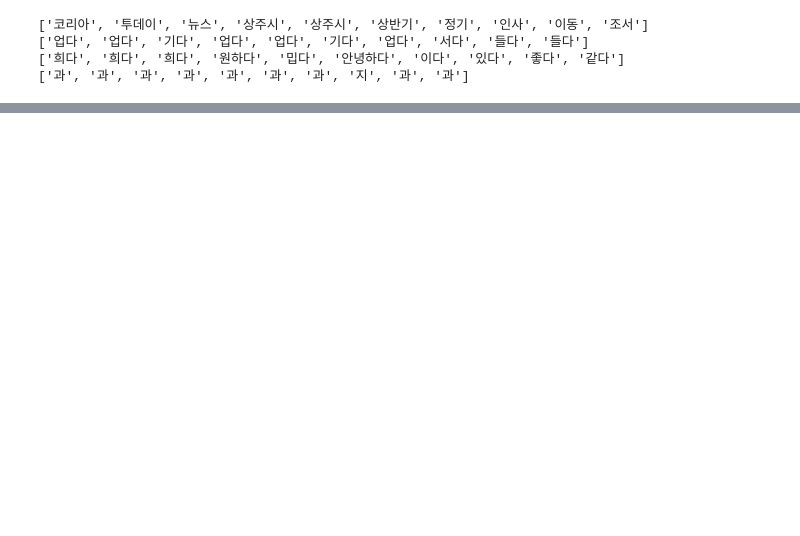
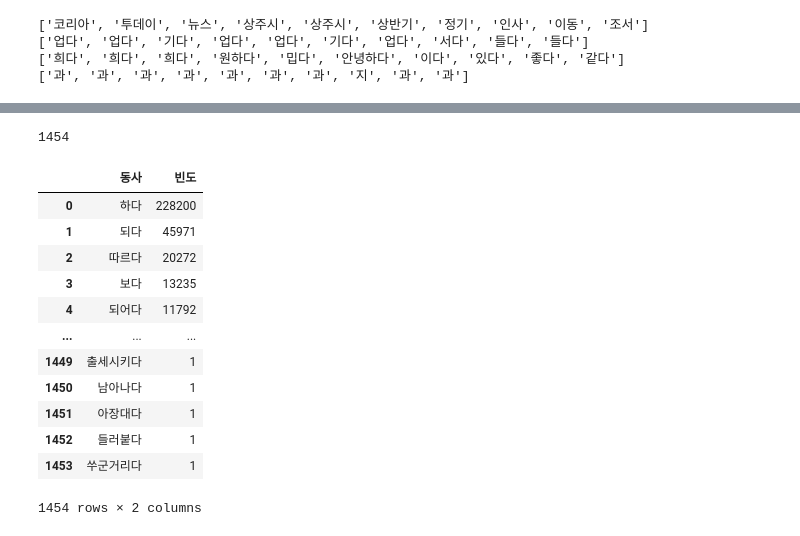
Before and after one commit to DDalaDDula/NIFoS, a Jupyter notebook: 치유(복지)/한글_텍스트_형태소분석/한글텍스트_형태소분석_2019(KoNLPy).ipynb, the cells around one changed output, grey strips where cells are left out. Cells and saved outputs as stored; diff of their text form; code cells hidden in the pictures; blank space fills up the shorter version.

```diff
--- a/치유(복지)/한글_텍스트_형태소분석/한글텍스트_형태소분석_2019(KoNLPy).ipynb
+++ b/치유(복지)/한글_텍스트_형태소분석/한글텍스트_형태소분석_2019(KoNLPy).ipynb
@@ -88,20 +103,35 @@ noun_df
 # %%
 ''' 명사, 동사, 형용사, 조사 똑같이 아래 코드 반복 '''
 # 명사 리스트에서 명사 빈도 리스트 생성
 print(len(Counter(verbs))) # 이 값을 밑에 most_common 안에 넣으면 됨.
 verb_cnt = Counter(verbs).most_common()
 
 동사 = []
 동사빈도 = []
 for a, b in verb_cnt:
     동사.append(a)
     동사빈도.append(b)
 
 # 단어와 빈도를 가지고 판다스 데이터프레임(엑셀 표와 비슷) 생성
 verb_df = pd.DataFrame({'동사':동사, '빈도':동사빈도})
 # 명사 데이터프레임을 파일로 저장. .xlsx, .csv, .txt 등 가능.
-verb_df.to_csv("2018산림복지_본문_형태소분석(동사).csv", index=False, encoding='UTF-8')
+verb_df.to_csv("../dataset/본문_형태소분석/2019산림복지_본문_형태소분석(동사).csv", index=False, encoding='UTF-8')
 verb_df
+# %% [output]
+1454
+|  | 동사 | 빈도 |
+| 0 | 하다 | 228200 |
+| 1 | 되다 | 45971 |
+| 2 | 따르다 | 20272 |
+| 3 | 보다 | 13235 |
+| 4 | 되어다 | 11792 |
+| ... | ... | ... |
+| 1449 | 출세시키다 | 1 |
+| 1450 | 남아나다 | 1 |
+| 1451 | 아장대다 | 1 |
+| 1452 | 들러붙다 | 1 |
+| 1453 | 쑤군거리다 | 1 |
+1454 rows × 2 columns
 # %%
 ''' 명사, 동사, 형용사, 조사 똑같이 아래 코드 반복 '''
 # 명사 리스트에서 명사 빈도 리스트 생성
```
Also changed, not shown: parts of 9 cells of this notebook, 7 other files.
